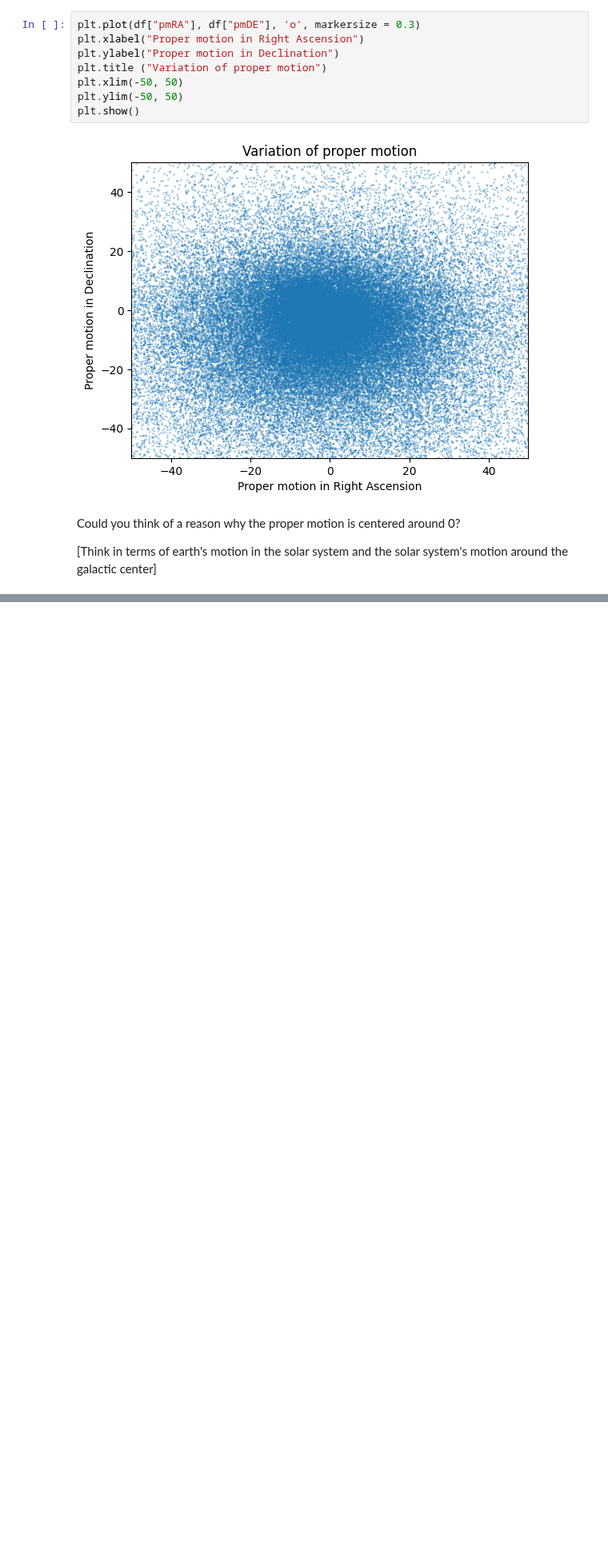
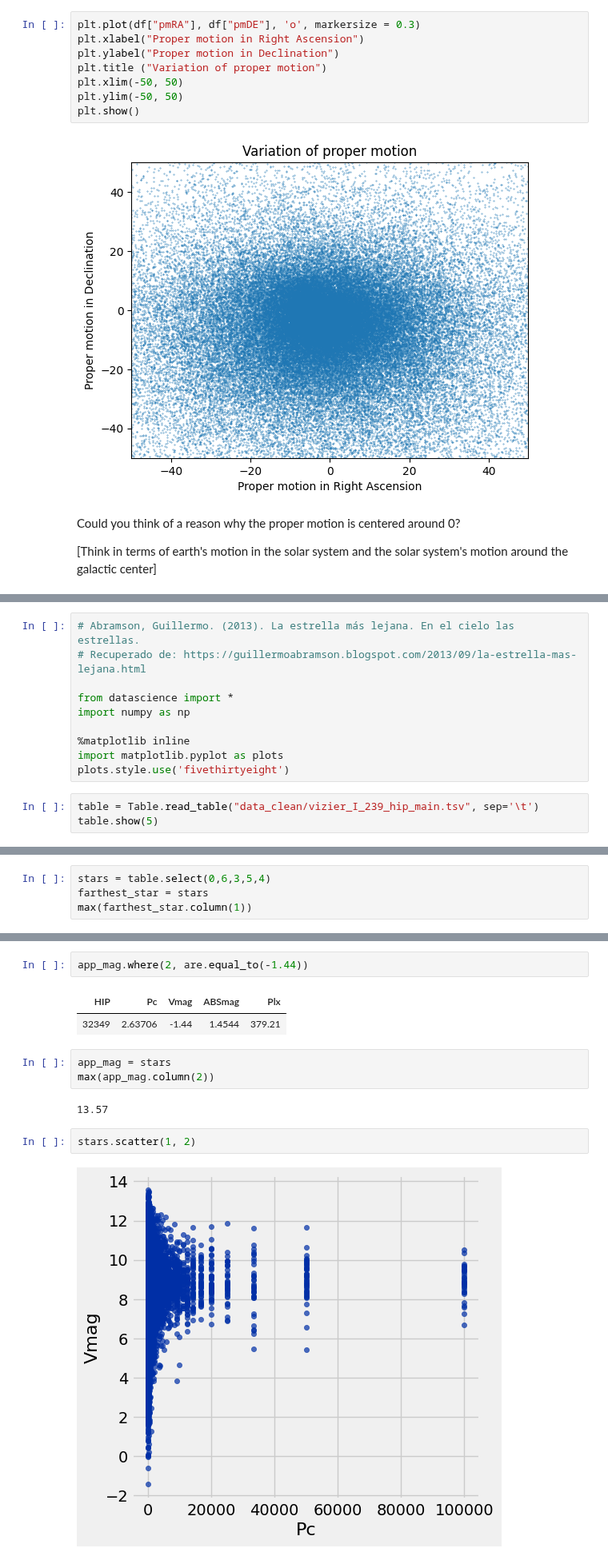
Before and after one commit to ciretorres/thesis-project, a Jupyter notebook: src/notebooks/Estadistica.ipynb, the cells around one changed output, grey strips where cells are left out. Shown at 80% size. Cells and saved outputs as stored; diff of their text form; blank space fills up the shorter version.

```diff
--- a/src/notebooks/Estadistica.ipynb
+++ b/src/notebooks/Estadistica.ipynb
@@ -235,0 +624,13 @@ Could you think of a reason why the proper motion is centered around 0?
+# %%
+# Abramson, Guillermo. (2013). La estrella más lejana. En el cielo las estrellas.
+# Recuperado de: https://guillermoabramson.blogspot.com/2013/09/la-estrella-mas-lejana.html
+
+from datascience import *
+import numpy as np
+
+%matplotlib inline
+import matplotlib.pyplot as plots
+plots.style.use('fivethirtyeight')
+# %%
+table = Table.read_table("data_clean/vizier_I_239_hip_main.tsv", sep='\t')
+table.show(5)
@@ -235,0 +645,4 @@ Could you think of a reason why the proper motion is centered around 0?
+# %%
+stars = table.select(0,6,3,5,4)
+farthest_star = stars
+max(farthest_star.column(1))
@@ -235,0 +656,14 @@ Could you think of a reason why the proper motion is centered around 0?
+# %%
+app_mag.where(2, are.equal_to(-1.44))
+# %% [output]
+| HIP | Pc | Vmag | ABSmag | Plx |
+| 32349 | 2.63706 | -1.44 | 1.4544 | 379.21 |
+# %%
+app_mag = stars
+max(app_mag.column(2))
+# %% [output]
+13.57
+# %%
+stars.scatter(1, 2)
+# %% [output]
+[figure, added]
```
Also changed, not shown: parts of 51 cells of this notebook.
